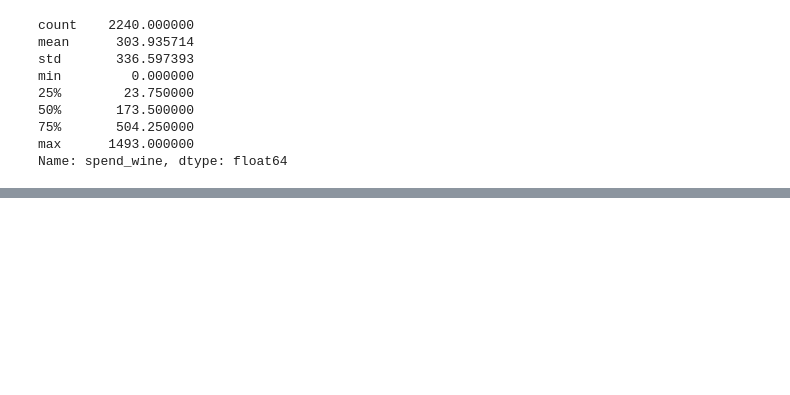
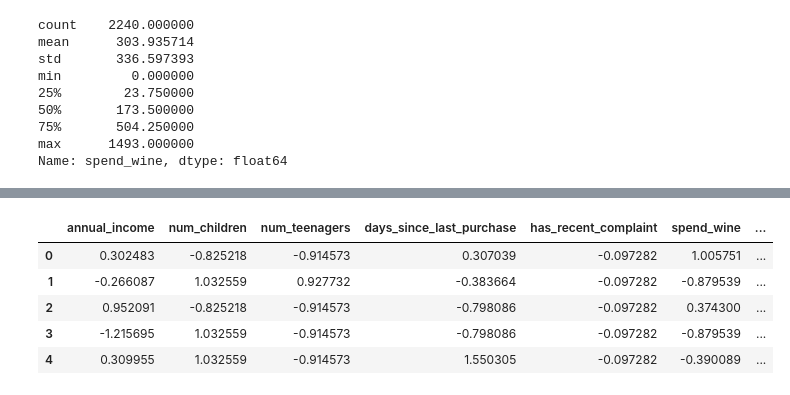
Before and after one commit to yousefwael0/RetailSegmentation, a Jupyter notebook: EDA.ipynb, the cells around one changed output, grey strips where cells are left out. Saved outputs shown, nothing was run; the diff lists cells and outputs as text; code cells hidden in the pictures; blank space fills up the shorter version.

Commit message:
Features scaled and data preprocessing

```diff
--- a/EDA.ipynb
+++ b/EDA.ipynb
@@ -244,0 +255,27 @@ dataa.to_csv('cleaned_data.csv', index=False)
+# %%
+features = ['annual_income','num_children','num_teenagers',
+    'days_since_last_purchase','has_recent_complaint',
+    'spend_wine','spend_fruits','spend_meat','spend_fish',
+    'spend_sweets','spend_gold','num_discount_purchases',
+    'num_web_purchases','num_catalog_purchases',
+    'num_store_purchases','web_visits_last_month',
+    'education_level_encoded','marital_status_Absurd',
+    'marital_status_Alone','marital_status_Divorced',
+    'marital_status_Married','marital_status_Single',
+    'marital_status_Together','marital_status_Widow',
+    'marital_status_YOLO','age']
+# %%
+from sklearn.preprocessing import StandardScaler
+scaler = StandardScaler()
+scaled_data = scaler.fit_transform(dataa[features])
+dataa = pd.DataFrame(scaled_data, columns=features)
+dataa.to_csv('cleaned.csv', index=False)
+# %%
+dataa.head(5)
+# %% [output]
+|  | annual_income | num_children | num_teenagers | days_since_last_purchase | has_recent_complaint | spend_wine | ... |
+| 0 | 0.302483 | -0.825218 | -0.914573 | 0.307039 | -0.097282 | 1.005751 | ... |
+| 1 | -0.266087 | 1.032559 | 0.927732 | -0.383664 | -0.097282 | -0.879539 | ... |
+| 2 | 0.952091 | -0.825218 | -0.914573 | -0.798086 | -0.097282 | 0.374300 | ... |
+| 3 | -1.215695 | 1.032559 | -0.914573 | -0.798086 | -0.097282 | -0.879539 | ... |
+| 4 | 0.309955 | 1.032559 | -0.914573 | 1.550305 | -0.097282 | -0.390089 | ... |
```
Also changed, not shown: parts of 7 cells of this notebook.
